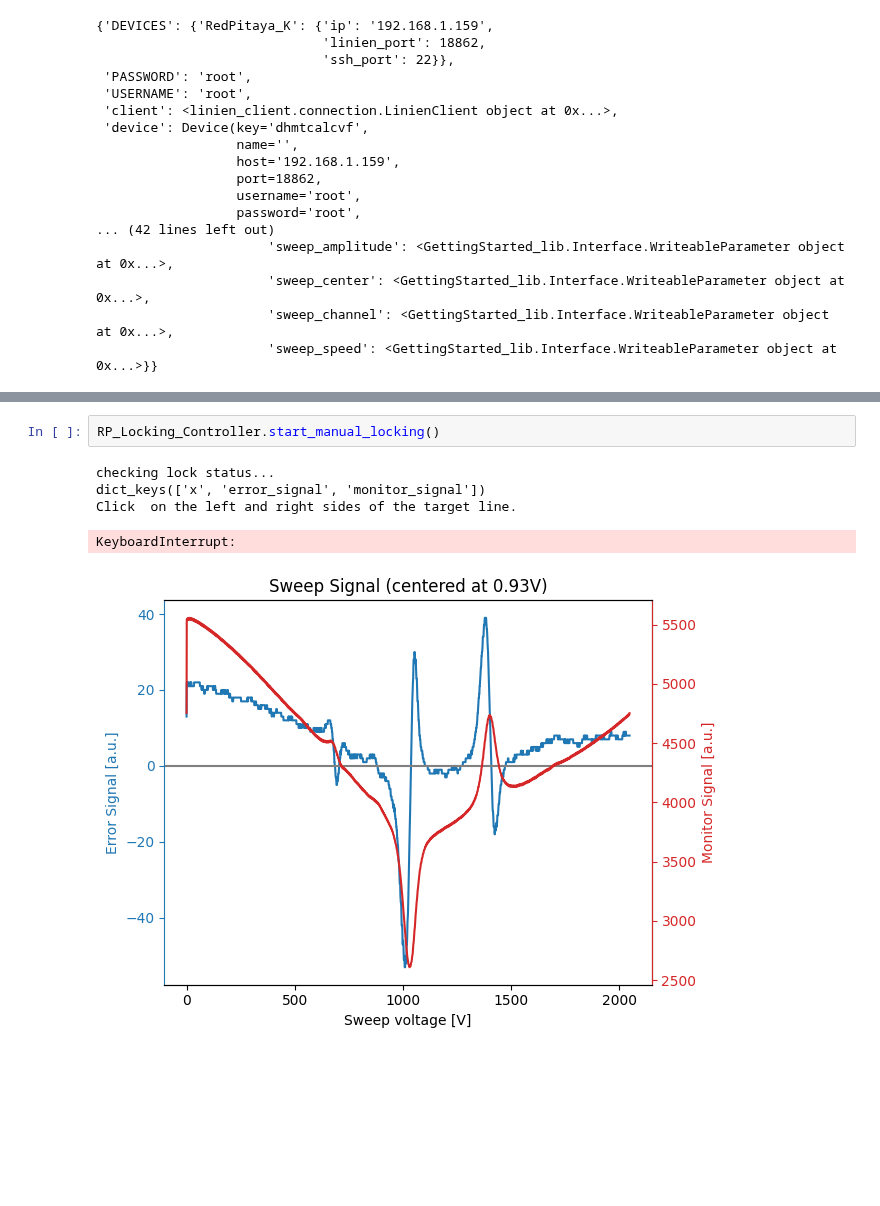
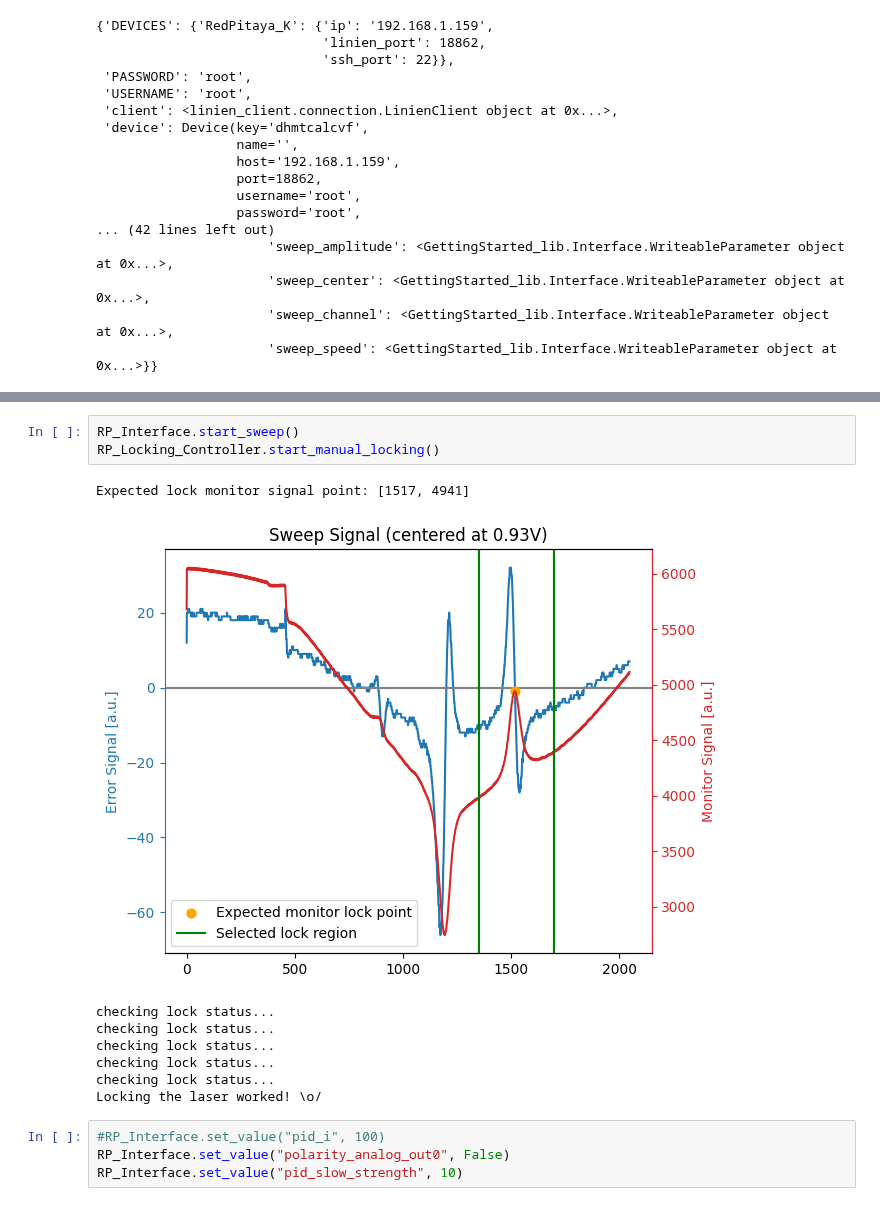
Before and after one commit to jack00look/RP_Spectroscopy, a Jupyter notebook: Laser_Lock_Controller.ipynb, the cells around one changed output, grey strips where cells are left out. Drawn from its saved outputs; the diff is of its cells as text; blank space fills up the shorter version.

```diff
--- a/Laser_Lock_Controller.ipynb
+++ b/Laser_Lock_Controller.ipynb
@@ -81,8 +107,16 @@ RP_Locking_Controller = LaserLockingController(RP_Interface)
-# %%
-RP_Locking_Controller.start_manual_locking()
-# %% [output]
-checking lock status...
-dict_keys(['x', 'error_signal', 'monitor_signal'])
-Click  on the left and right sides of the target line.
-KeyboardInterrupt:
-[figure, removed]
+# %%
+RP_Interface.start_sweep()
+RP_Locking_Controller.start_manual_locking()
+# %% [output]
+Expected lock monitor signal point: [1517, 4941]
+[figure, added]
+checking lock status...
+checking lock status...
+checking lock status...
+checking lock status...
+checking lock status...
+Locking the laser worked! \o/
+# %%
+#RP_Interface.set_value("pid_i", 100)
+RP_Interface.set_value("polarity_analog_out0", False)
+RP_Interface.set_value("pid_slow_strength", 10)
```
Also changed, not shown: parts of 7 cells of this notebook, 5 other files.
